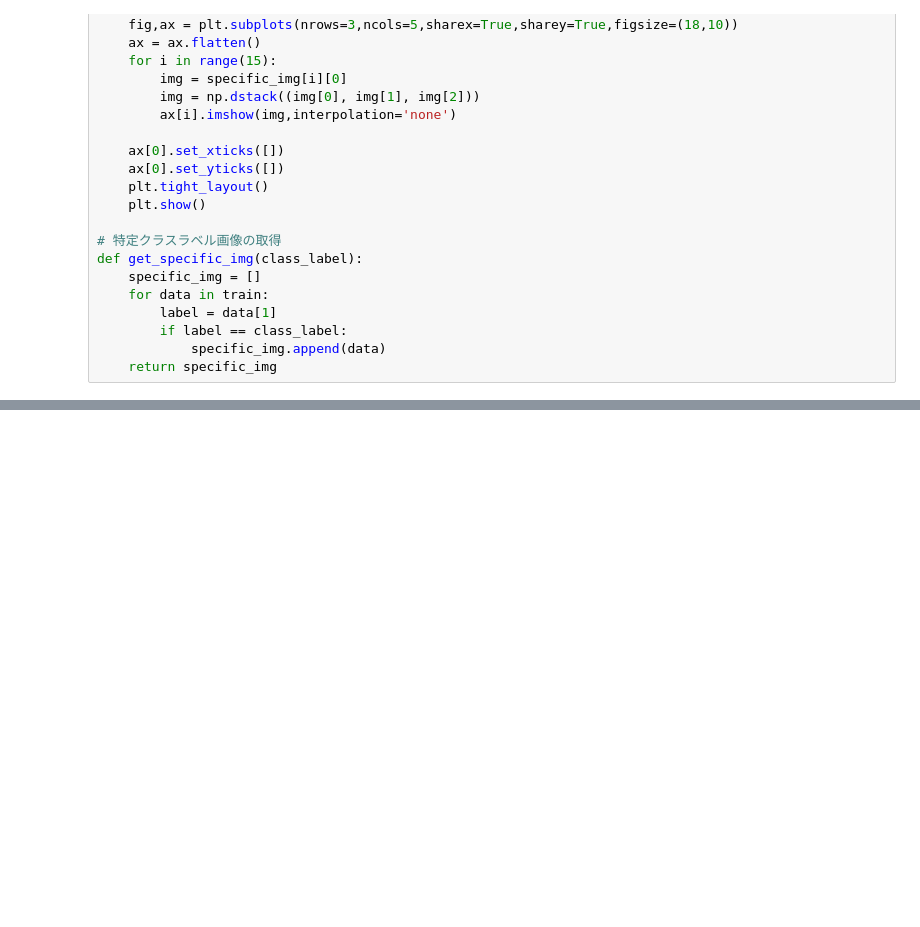
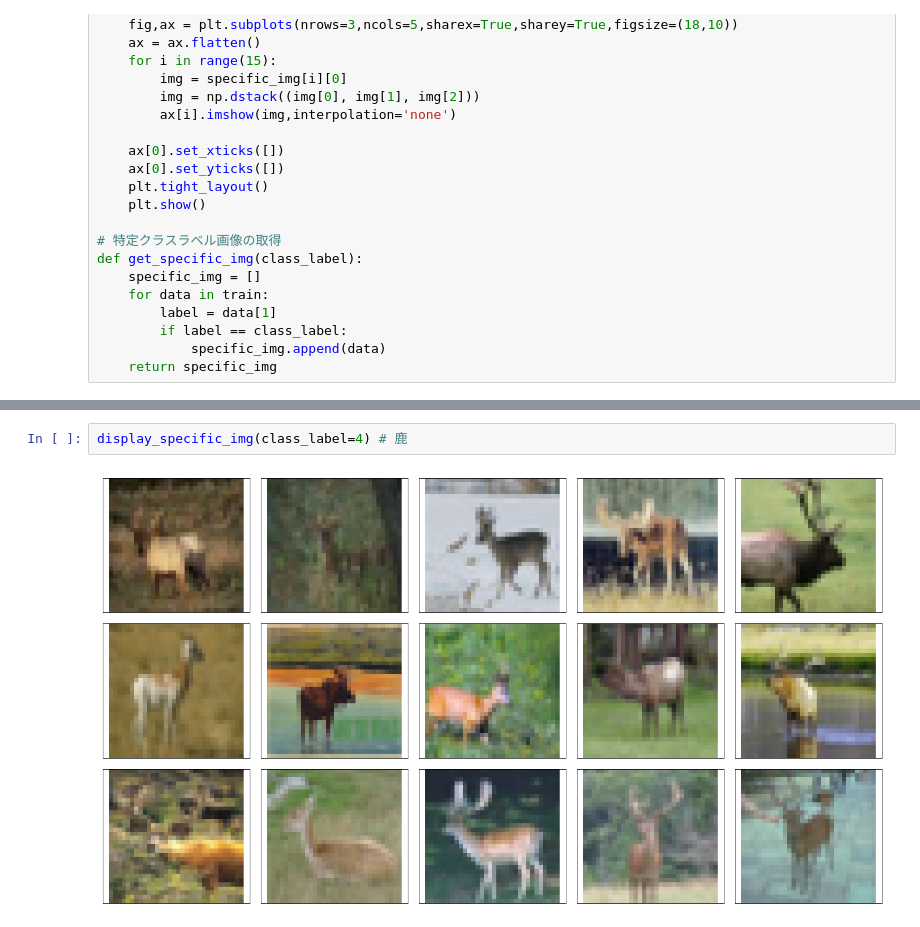
Before and after one commit to takitaki7474/m2-research-prototype, a Jupyter notebook: notebook/visualize_cifar10.ipynb, the cells around one changed output, grey strips where cells are left out. Drawn from its saved outputs; the diff is of its cells as text; blank space fills up the shorter version.

```diff
--- a/notebook/visualize_cifar10.ipynb
+++ b/notebook/visualize_cifar10.ipynb
@@ -73,0 +86,4 @@ display_specific_img(class_label=0)
+# %%
+display_specific_img(class_label=4) # 鹿
+# %% [output]
+[figure, added]
```
Also changed, not shown: parts of 9 cells of this notebook, 4 other files.
